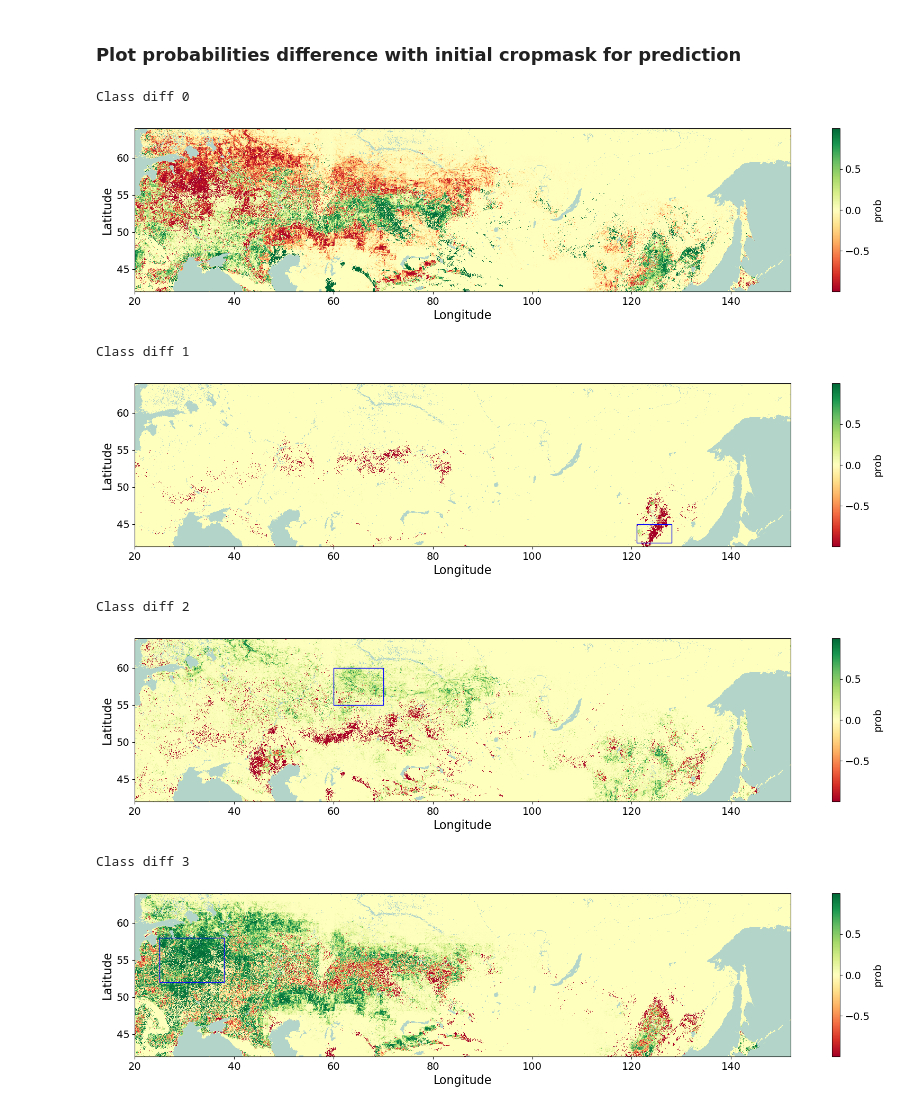
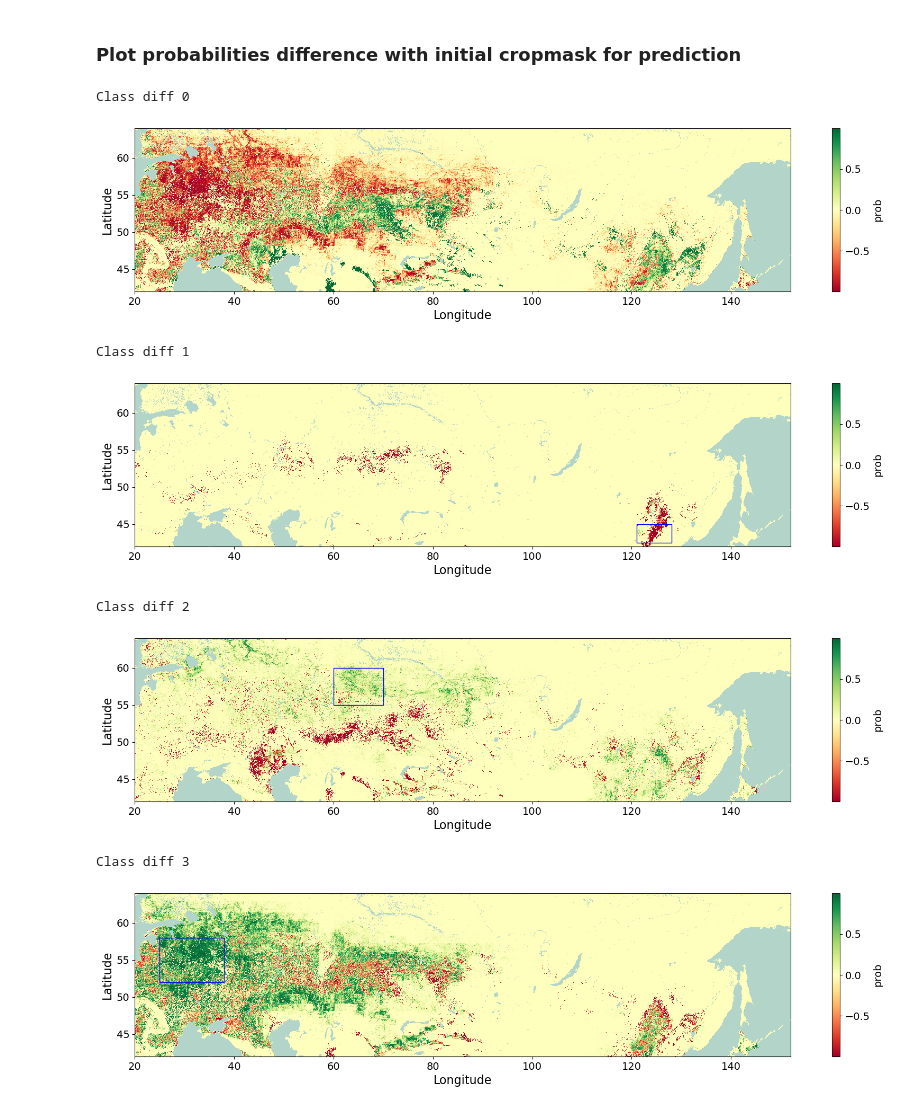
Before and after one commit to makboard/ArableLandSuitability, a Jupyter notebook: data_processing/GFSAD_heatmaps.ipynb, the cells around one changed output. Saved outputs shown, nothing was run; the diff lists cells and outputs as text; code cells hidden in the pictures.

```diff
--- a/data_processing/GFSAD_heatmaps.ipynb
+++ b/data_processing/GFSAD_heatmaps.ipynb
@@ -24,28 +24,28 @@ SSP = "ssp245"
 # defining paths
 path_to_npys_data = os.path.join("..", "data", "npys_data")
 
-path_to_geo_data = os.path.join("..", "data", "geo_data")
+path_to_tifs_data = os.path.join("..", "data", "processed_files", "tifs")
 
 pathTarget = os.path.join(path_to_npys_data, "target_croplands.npy")
 
-pathPredictionMlp = os.path.join("..", "results", PERIOD, f"mlp_{SSP}_AVG_prob.npy")
-pathPredictionLstm = os.path.join("..", "results", PERIOD, f"lstm_{SSP}_AVG_prob.npy")
+pathPredictionMlp = os.path.join("..", "data", "results", PERIOD, f"mlp_{SSP}_AVG_prob.npy")
+pathPredictionLstm = os.path.join("..", "data", "results", PERIOD, f"lstm_{SSP}_AVG_prob.npy")
 pathPtlredictionConv_lstm = os.path.join(
-    "..", "results", PERIOD, f"conv_lstm_{SSP}_AVG_prob.npy"
+    "..", "data", "results", PERIOD, f"conv_lstm_{SSP}_AVG_prob.npy"
 )
 pathPredictionTrans = os.path.join(
-    "..", "results", PERIOD, f"transformer_{SSP}_AVG_prob.npy"
+    "..", "data", "results", PERIOD, f"transformer_{SSP}_AVG_prob.npy"
 )
 pathPredictionCatboost = os.path.join(
-    "..", "results", PERIOD, f"catboost_{SSP}_AVG_prob.npy"
+    "..", "data", "results", PERIOD, f"catboost_{SSP}_AVG_prob.npy"
 )
 pathPredictionXgboost = os.path.join(
-    "..", "results", PERIOD, f"xgboost_{SSP}_AVG_prob.npy"
+    "..", "data", "results", PERIOD, f"xgboost_{SSP}_AVG_prob.npy"
 )
-pathPredictionLr = os.path.join("..", "results", PERIOD, f"lr_{SSP}_AVG_prob.npy")
-pathPredictionLgbm = os.path.join("..", "results", PERIOD, f"lgbm_{SSP}_AVG_prob.npy")
+pathPredictionLr = os.path.join("..", "data", "results", PERIOD, f"lr_{SSP}_AVG_prob.npy")
+pathPredictionLgbm = os.path.join("..", "data", "results", PERIOD, f"lgbm_{SSP}_AVG_prob.npy")
 
-path_to_figs = os.path.join("..", "results", "prob_subs")
+path_to_results = os.path.join("..", "data", "results", "prob_subs")
 # %% [markdown]
 ### Loading required datasets
 # %%
@@ -56,7 +56,7 @@ with open(pathTarget, "rb") as f:
     tgt = init_data["Target"]
     # Set classes 4,5 to 0
     tgt = tgt.astype(np.int16)
-    tgt = np.where(tgt > 4, 0, tgt)
+    tgt = np.where(tgt > 3, 0, tgt)
     uniques = np.unique(tgt)
     n_values = len(uniques)
     tgt_ohe = np.eye(n_values)[tgt]
@@ -93,12 +93,12 @@ with open(pathPredictionLgbm, "rb") as f:
 
 # Tif file where 0s represent water area (no cropland is possible)
 filter_water = rxr.open_rasterio(
-    os.path.join(path_to_geo_data, "filter_water.tif")
+    os.path.join(path_to_tifs_data, "filter_water.tif")
 ).squeeze()
 
 # Tif file where 0s represent area with slope > 5 degrees (no cropland is possible)
 filter_slope = rxr.open_rasterio(
-    os.path.join(path_to_geo_data, "filter_slope.tif")
+    os.path.join(path_to_tifs_data, "filter_slope.tif")
 ).squeeze()
 # %%
 y_probs = {
@@ -181,35 +181,37 @@ for j in range(4):
     # Plot rectangle for classes 1, 2, and 3 (since j starts from 0)
     if j > 0:
         ul_corner_y, ul_corner_x, lr_corner_y, lr_corner_x = rectangles[j - 1]
         width, height = lr_corner_x - ul_corner_x, lr_corner_y - ul_corner_y
         rect = Rectangle(
             (ul_corner_x, ul_corner_y),
             width,
             height,
             linewidth=1,
             edgecolor="blue",
             facecolor="none",
         )
         gax.add_patch(rect)
 
     # Plot heatmap
     filter_water_masked.plot(ax=gax, cmap="Blues", add_colorbar=False, alpha=0.5)
     diff_probability_xr.plot.imshow(ax=gax, cmap="RdYlGn")
+    filtered_diff_probability = diff_probability_xr + filter_water_masked
 
     plt.xlabel("Longitude", fontsize=16)
     plt.ylabel("Latitude", fontsize=16)
+    filtered_diff_probability.rio.to_raster(os.path.join(path_to_results, f"metamodel_{SSP}_avg_class_diff_{j}.tif"))
     fig.savefig(
-        os.path.join(path_to_figs, f"metamodel_{SSP}_avg_class_diff_{j}.png"),
+        os.path.join(path_to_results, f"metamodel_{SSP}_avg_class_diff_{j}.png"),
         dpi=100,
         format="png",
         bbox_inches="tight",
     )
     print(f"Class diff {j}")
     plt.show()
     plt.close(fig)
 # %% [output]
 Class diff 0
-[figure, old version]
+[figure, new version]
 Class diff 1
 [figure]
 Class diff 2
```
Also changed, not shown: parts of 1 cell of this notebook.
